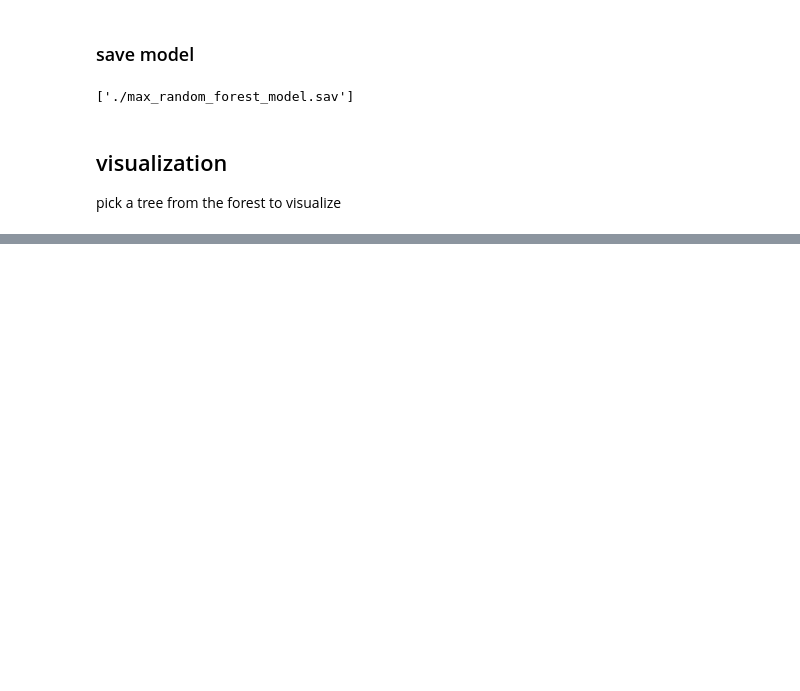
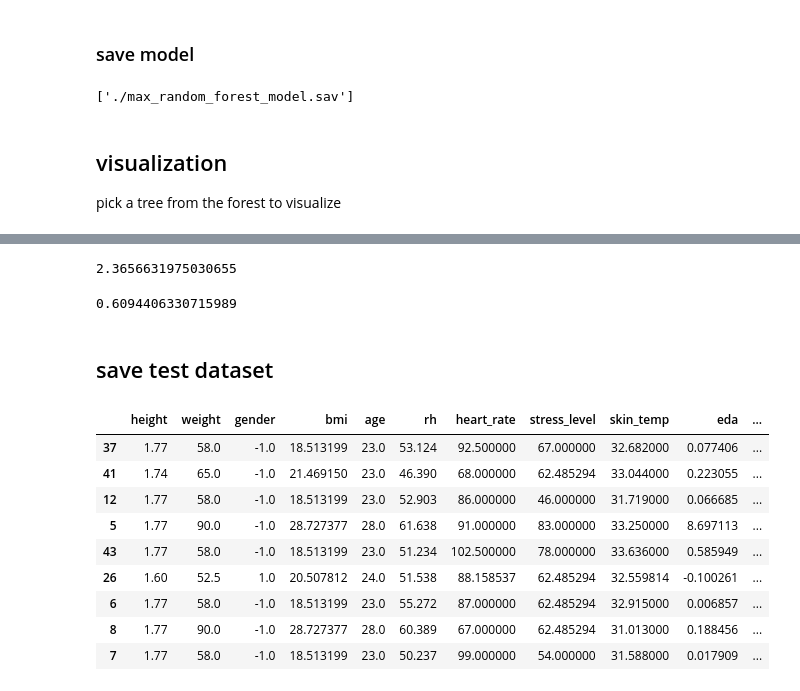
Before and after one commit to chengxiangduan-usc/mecsc, a Jupyter notebook: model/comfort_minmax_model/max_2_rf.ipynb, the cells around one changed output, grey strips where cells are left out. Cells and saved outputs as stored; diff of their text form; code cells hidden in the pictures; blank space fills up the shorter version.

```diff
--- a/model/comfort_minmax_model/max_2_rf.ipynb
+++ b/model/comfort_minmax_model/max_2_rf.ipynb
@@ -333,0 +324,18 @@ display(X_norm)
+# %%
+# mean squared error
+mean_squared_error(y_test, y_pred_test)
+# %% [output]
+2.3656631975030655
+# %%
+# R2 score
+r2_score(y_test, y_pred_test)
+# %% [output]
+0.6094406330715989
+# %% [markdown]
+## save test dataset
+# %%
+test_df = X_test.copy()
+# %%
+test_df['env_temp'] = 0
+# %%
+test_df['env_temp'] = y_test
@@ -333,0 +344,13 @@ display(X_norm)
+# %%
+test_df
+# %% [output]
+|  | height | weight | gender | bmi | age | rh | heart_rate | stress_level | skin_temp | eda | ... |
+| 37 | 1.77 | 58.0 | -1.0 | 18.513199 | 23.0 | 53.124 | 92.500000 | 67.000000 | 32.682000 | 0.077406 | ... |
+| 41 | 1.74 | 65.0 | -1.0 | 21.469150 | 23.0 | 46.390 | 68.000000 | 62.485294 | 33.044000 | 0.223055 | ... |
+| 12 | 1.77 | 58.0 | -1.0 | 18.513199 | 23.0 | 52.903 | 86.000000 | 46.000000 | 31.719000 | 0.066685 | ... |
+| 5 | 1.77 | 90.0 | -1.0 | 28.727377 | 28.0 | 61.638 | 91.000000 | 83.000000 | 33.250000 | 8.697113 | ... |
+| 43 | 1.77 | 58.0 | -1.0 | 18.513199 | 23.0 | 51.234 | 102.500000 | 78.000000 | 33.636000 | 0.585949 | ... |
+| 26 | 1.60 | 52.5 | 1.0 | 20.507812 | 24.0 | 51.538 | 88.158537 | 62.485294 | 32.559814 | -0.100261 | ... |
+| 6 | 1.77 | 58.0 | -1.0 | 18.513199 | 23.0 | 55.272 | 87.000000 | 62.485294 | 32.915000 | 0.006857 | ... |
+| 8 | 1.77 | 90.0 | -1.0 | 28.727377 | 28.0 | 60.389 | 67.000000 | 62.485294 | 31.013000 | 0.188456 | ... |
+| 7 | 1.77 | 58.0 | -1.0 | 18.513199 | 23.0 | 50.237 | 99.000000 | 54.000000 | 31.588000 | 0.017909 | ... |
```
Also changed, not shown: parts of 36 cells of this notebook, 3 other files.
